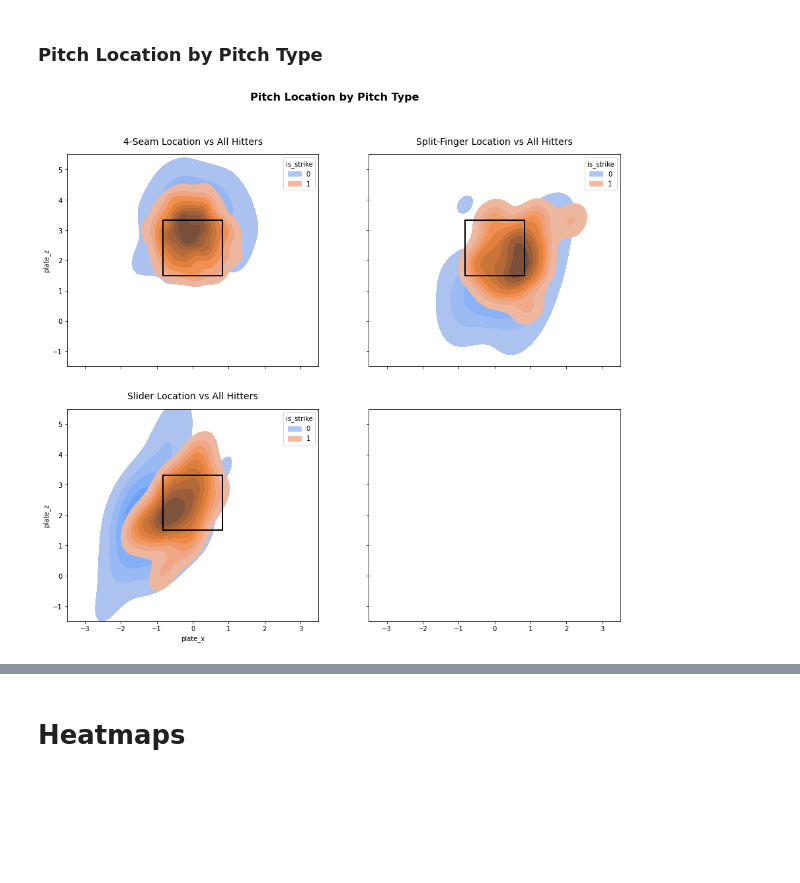
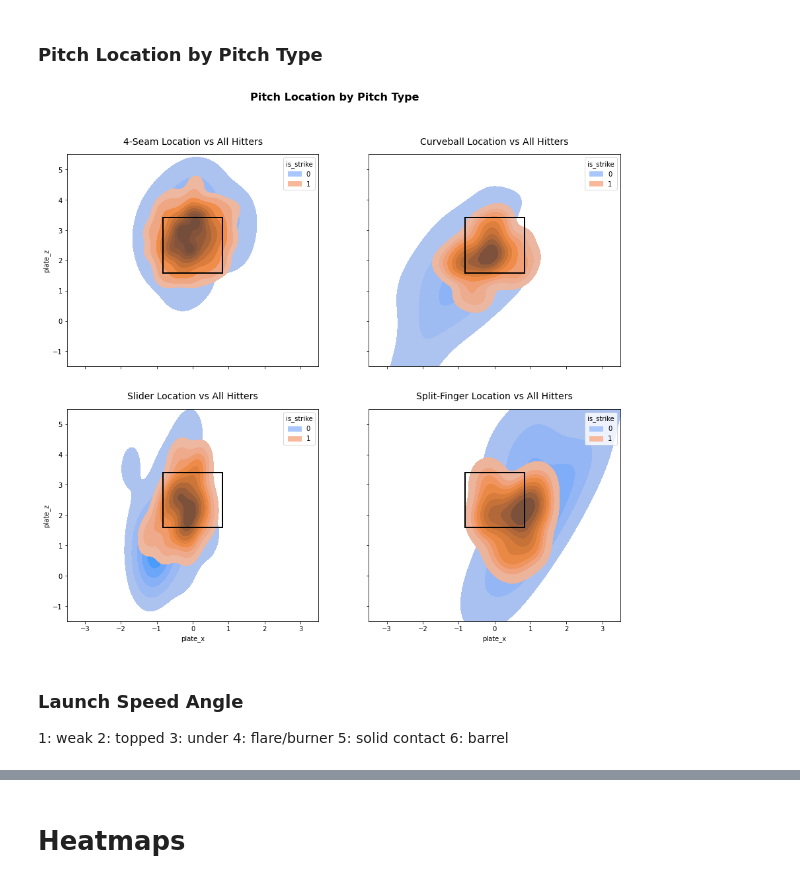
Before and after one commit to anthonyzurke/player-analysis, a Jupyter notebook: pitchers/doollittle-scoutingreport.ipynb, the cells around one changed output, grey strips where cells are left out. Drawn from its saved outputs; the diff is of its cells as text; code cells hidden in the pictures; blank space fills up the shorter version.

```diff
--- a/pitchers/doollittle-scoutingreport.ipynb
+++ b/pitchers/doollittle-scoutingreport.ipynb
@@ -79,2 +73,22 @@ order = ['FF', 'FS', 'SL']
+# %%
+#doolittle.pitch_type.value_counts(normalize=True)
+r_doolittle = doolittle.loc[(doolittle['player_name'] == 'Doolittle, Sean') & (doolittle['stand'] == 'R')].copy()
+l_doolittle = doolittle.loc[(doolittle['player_name'] == 'Doolittle, Sean') & (doolittle['stand'] == 'L')].copy()
+# all hitters
+ff = doolittle.loc[doolittle['pitch_type'] == 'FF']
+cu = doolittle.loc[doolittle['pitch_type'] == 'CU']
+sl = doolittle.loc[doolittle['pitch_type'] == 'SL']
+fs = doolittle.loc[doolittle['pitch_type'] == 'FS']
+# RHH
+r_ff = r_doolittle.loc[r_doolittle['pitch_type'] == 'FF']
+r_cu = r_doolittle.loc[r_doolittle['pitch_type'] == 'CU']
+r_sl = r_doolittle.loc[r_doolittle['pitch_type'] == 'SL']
+r_fs = r_doolittle.loc[r_doolittle['pitch_type'] == 'FS']
+# LHH
+l_ff = l_doolittle.loc[l_doolittle['pitch_type'] == 'FF']
+l_cu = l_doolittle.loc[l_doolittle['pitch_type'] == 'CU']
+l_sl = l_doolittle.loc[l_doolittle['pitch_type'] == 'SL']
+l_fs = l_doolittle.loc[l_doolittle['pitch_type'] == 'FS']
+order = ['FF', 'CU', 'SL', 'FS']
 # %% [markdown]
 # Pitcher Overview
@@ -277,18 +310,21 @@ plt.title('Balls and Strikes - All Pitches', fontdict = font_title, pad = 15);
 # %%
 fig, axs = plt.subplots(2, 2, figsize = (15, 13), sharex = True, sharey = True)
 fig.suptitle('Pitch Location by Pitch Type', fontsize = 16, fontweight = 'bold')
-plt.axis(xmin = -3.5, xmax = 3.5)
-plt.axis(ymin = -1.5, ymax = 5.5)
+plt.axis(xmin = -3.5, xmax = 3.5), plt.axis(ymin = -1.5, ymax = 5.5)
 sns.kdeplot(ax = axs[0][0],data=ff,x='plate_x',y='plate_z',fill=True,hue='is_strike',palette='coolwarm')
-axs[0][0].add_patch(Rectangle((-.83, 1.5), 1.66, 1.82, fill = False, color = 'black', linewidth = 2))
+axs[0][0].add_patch(Rectangle((-.83, 1.59), 1.66, 1.82, fill = False, color = 'black', linewidth = 2))
 axs[0][0].set_title('4-Seam Location vs All Hitters', fontsize = 14, pad = 15)
-
-sns.kdeplot(ax = axs[0][1],data=fs,x='plate_x',y='plate_z',fill = True,hue='is_strike',palette='coolwarm')
-axs[0][1].add_patch(Rectangle((-.83, 1.5), 1.66, 1.82, fill = False, color = 'black', linewidth = 2))
-axs[0][1].set_title('Split-Finger Location vs All Hitters', fontsize = 14, pad = 15)
-
+sns.kdeplot(ax = axs[0][1],data=cu,x='plate_x',y='plate_z',fill = True,hue='is_strike',palette='coolwarm')
+axs[0][1].add_patch(Rectangle((-.83, 1.59), 1.66, 1.82, fill = False, color = 'black', linewidth = 2))
+axs[0][1].set_title('Curveball Location vs All Hitters', fontsize = 14, pad = 15)
 sns.kdeplot(ax = axs[1][0],data=sl,x='plate_x',y='plate_z',fill=True,hue='is_strike',palette='coolwarm')
-axs[1][0].add_patch(Rectangle((-.83, 1.5), 1.66, 1.82, fill = False, color = 'black', linewidth = 2))
-axs[1][0].set_title('Slider Location vs All Hitters', fontsize = 14, pad = 15);
+axs[1][0].add_patch(Rectangle((-.83, 1.59), 1.66, 1.82, fill = False, color = 'black', linewidth = 2))
+axs[1][0].set_title('Slider Location vs All Hitters', fontsize = 14, pad = 15)
+sns.kdeplot(ax = axs[1][1],data=fs,x='plate_x',y='plate_z',fill=True,hue='is_strike',palette='coolwarm')
+axs[1][1].add_patch(Rectangle((-.83, 1.59), 1.66, 1.82, fill = False, color = 'black', linewidth = 2))
+axs[1][1].set_title('Split-Finger Location vs All Hitters', fontsize = 14, pad = 15);
 # %% [output]
-[figure, old version]
+[figure, new version]
+# %% [markdown]
+### Launch Speed Angle
+1: weak 2: topped 3: under 4: flare/burner 5: solid contact 6: barrel
```
Also changed, not shown: parts of 46 cells of this notebook, 1 other file.
